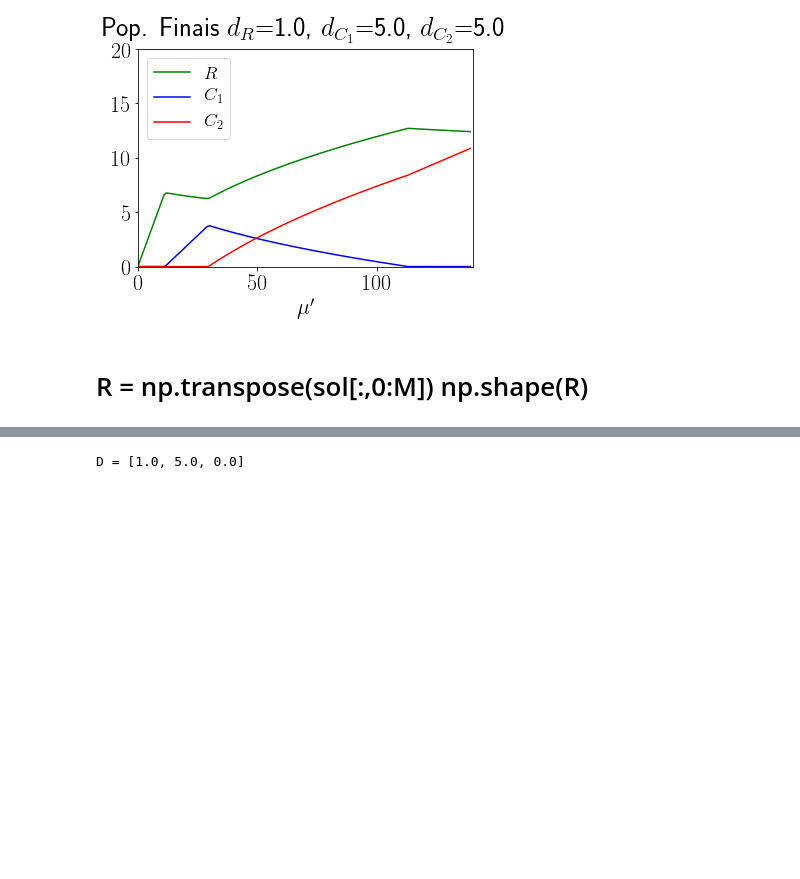
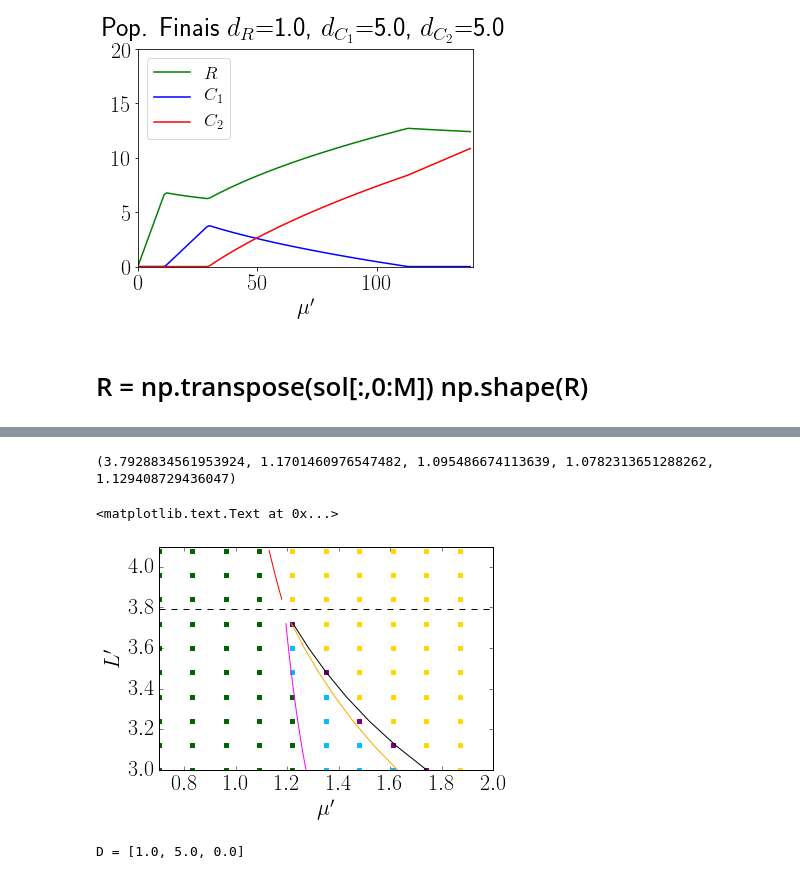
Before and after one commit to reand705/IGP, a Jupyter notebook: Method_Of_LinesIGP_MAX.ipynb, the cells around one changed output, grey strips where cells are left out. Cells and saved outputs as stored; diff of their text form; code cells hidden in the pictures; blank space fills up the shorter version.

```diff
--- a/Method_Of_LinesIGP_MAX.ipynb
+++ b/Method_Of_LinesIGP_MAX.ipynb
@@ -23,7 +23,7 @@ Already using adimensionlization
 
 #Discretização
 M = 101 #espaço
-N = 4000 #tempo
+N = 20000 #tempo
 Tmax = 1000.0
 # %%
 # -------------------- Funcional Response - IGP
@@ -51,7 +51,14 @@ def init(M,amplitude):
     #Populações iniciais - sino
     x = np.linspace(0,np.pi,M)
 
-    R0 = amplitude*np.sin(x)
+    if d_r > 0:
+
+        R0 = amplitude*np.sin(x)
+
+    elif d_r == 0:
+
+        R0 = amplitude*np.ones(len(x))
+
     C10 = amplitude*np.sin(x)
     C20 = amplitude*np.sin(x)
 
@@ -407,31 +410,30 @@ for d in D:
 Nl = 10 #Número de pontos de L
 Nmu = 10 #Número de pontos de MU
 
-#Olhe no relatorio um bom range de parametros!
-
-L = [1 + 0.12*j for j in range(0,Nl)]
-MU = [2 + 0.7*i for i in range(0,Nmu)]
+L = [3 + 0.12*j for j in range(0,Nl)]
+MU = [0.7 + 0.13*i for i in range(0,Nmu)]
 t = np.linspace(0,Tmax,N)
-m1 = 0.95
-m2 = 1.05
-gamma = 0.5
+m1 = 1.05
+m2 = 0.95
+gamma = 1.4
 alpha = 0.9
 beta = 0.9
+amplitude = 1
 
 Rfinal = np.zeros((Nl,Nmu))
 C1final = np.zeros((Nl,Nmu))
 C2final = np.zeros((Nl,Nmu))
 
 #escolha os Ds
-D1 = 7.0
-D2 = 3.0
+D1 = 2.0
+D2 = 8.0
 DR = 0.0
 
 for i in range (0,Nl):
     print("l = " + str(L[i]))
     for j in range(0,Nmu):
-        sol = np.load('Method_Of_LinesIGP_l = %.3f,DR=%.3f,D1=%.3f,D2=%.3f,mu=%.3f,gamma=%.3f.npy'
-                              % (L[i],DR,D1,D2,MU[j],gamma))
+        sol = np.load('Method_Of_LinesIGP_amplitude=%d,l = %.3f,DR=%.3f,D1=%.3f,D2=%.3f,mu=%.3f,gamma=%.3f.npy'
+                              % (amplitude,L[i],DR,D1,D2,MU[j],gamma))
         R = np.transpose(sol[:,0:M])
         C1 = np.transpose(sol[:,M:2*M])
         C2 = np.transpose(sol[:,2*M:])
@@ -441,10 +454,10 @@ for i in range (0,Nl):
 # %%
 #faz o gráfico L x mu
 #Parte 2) Verifique onde as populações sobrevivem e plote!
-epsilon = 10E-8
+epsilon = 10E-6
 #L = [1.0 + 0.12*j for j in range(0,Nl)] gamma < 1
-L = [1 + 0.12*j for j in range(0,Nl)]
-MU = [2 + 0.7*i for i in range(0,Nmu)]
+L = [3 + 0.12*j for j in range(0,Nl)]
+MU = [0.7 + 0.13*i for i in range(0,Nmu)]
 MU1 = np.zeros(Nl)
 MU2 = np.zeros(Nl)
 MU3 = np.zeros(Nl)
@@ -492,34 +505,40 @@ elif gamma < 1:
 elif gamma > 1 and (D2/m2 - D1*gamma/m1)*1/(gamma - 1) > 0: #Coexistência se L < Lc
     newL = [L[i] for i in range(0,Nl) if L[i] < Lc()]
     plt.plot(MU1[0:len(newL)],newL,color = 'magenta')
     plt.plot(MU2[0:len(newL)],newL,color = 'orange')
     plt.plot(MU3[0:len(newL)],newL,color = 'black')
     plt.plot(MU4[len(newL):],L[len(newL):],color = 'red')
 
 elif gamma > 1:
     plt.plot(MU4,L,color = 'red')
 
 #Lc
 
 plt.axhline(y=Lc(), color='black', linestyle='--')
 
 
 '''
 d_1 = D1/(Lc()**2)
 d_2 = D2/(Lc()**2)
 d_r = DR/(Lc()**2)
 plt.axvline(x=mu_4(), color='black', linestyle='--')
 '''
 
 
 
 print (Lc(),mu_1(),mu_2(),mu_3(),mu_4())
 
-#plt.axis([0.7,2,3,4.2]) #Lembrar: gamma = 0.5 -> L [0.8,2.0] mu [0,25]. gamma = 1.5 -> L [1.5,2.7] mu [0,12.5]
+plt.axis([0.7,2,3,4.1]) #Lembrar: gamma = 0.5 -> L [0.8,2.0] mu [0,25]. gamma = 1.5 -> L [1.5,2.7] mu [0,12.5]
 plt.xlabel(r"$\mu'$")
 plt.ylabel(r"$L'$")
 #plt.title(r"$D_R = %.0f,D_1 = %.0f,D_2 = %.0f,\gamma = %.1f$" %(DR, D1, D2, gamma))
 #plt.savefig("Plots/g%dD1%dDR%d.png" %(gamma*10,D1,DR))
+
+#ENTENDER MELHOR O EFEITO DAS CONDIÇÕES INICIAIS
+# %% [output]
+(3.7928834561953924, 1.1701460976547482, 1.095486674113639, 1.0782313651288262, 1.129408729436047)
+<matplotlib.text.Text at 0x...>
+[figure, added]
 # %%
 #Oscilações x L
 #Gera os dados para fazer o gráfico L x mu
```
Also changed, not shown: parts of 5 cells of this notebook.
